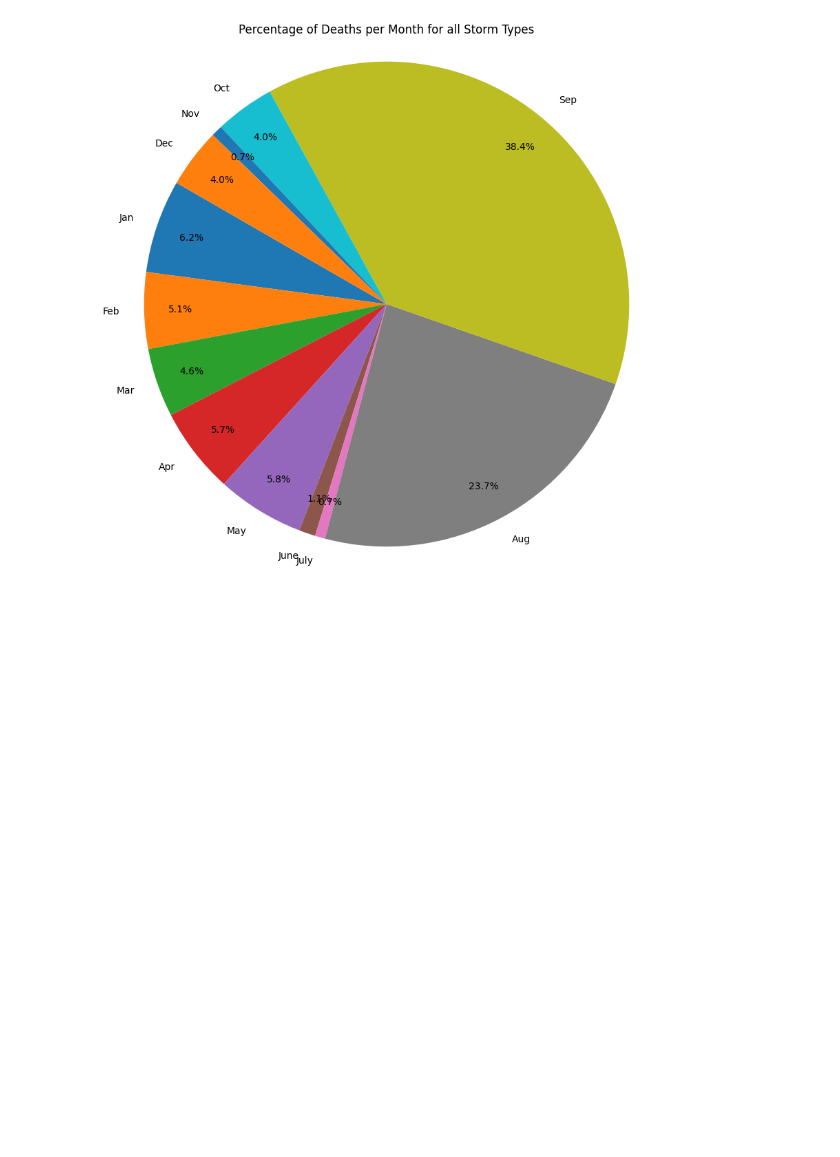
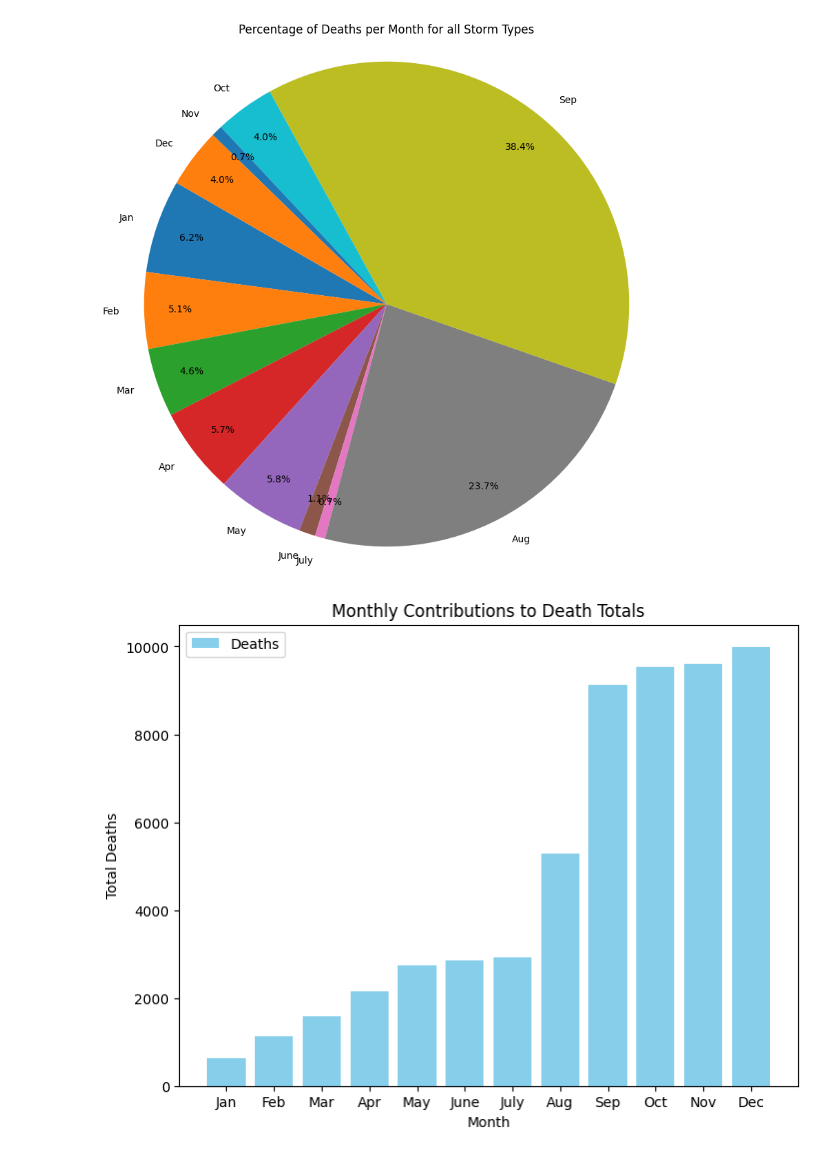
Before and after one commit to ryanlonergan/miniprojects, a Jupyter notebook: storm_damage_viz/storm_damage.ipynb, the cells around one changed output. Drawn from its saved outputs; the diff is of its cells as text; code cells hidden in the pictures; blank space fills up the shorter version.

Commit message:
added a stack bar chart, but needs to be revised

```diff
--- a/storm_damage_viz/storm_damage.ipynb
+++ b/storm_damage_viz/storm_damage.ipynb
@@ -476,3 +476,18 @@ plt.title('Percentage of Deaths per Month for all Storm Types')
 plt.show()  # Display the chart
 # %% [output]
 [figure]
+# %%
+
+# Calculate the cumulative sum for stacking
+cumulative_sizes = [sum(monthly_deaths_group.values[:i+1]) for i in range(len(monthly_deaths_group.values))]
+
+# Create a stacked bar chart
+plt.figure(figsize=(8, 6))
+plt.bar(monthly_deaths_group.index, cumulative_sizes, color='skyblue', label='Deaths')
+plt.xlabel('Month')
+plt.ylabel('Total Deaths')
+plt.title('Monthly Contributions to Death Totals')
+plt.legend()
+plt.show()
+# %% [output]
+[figure, added]
```
Also changed, not shown: parts of 1 cell of this notebook.
